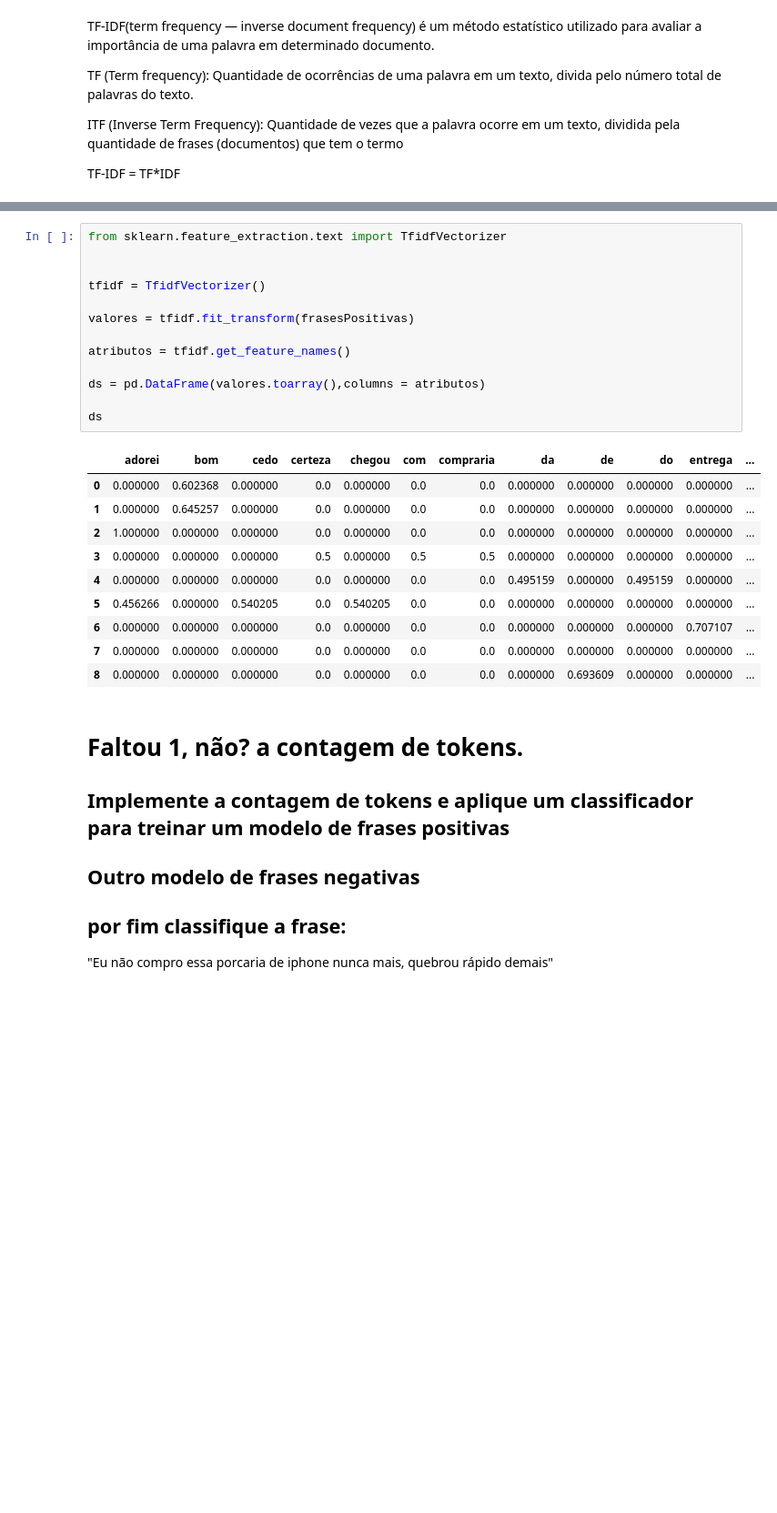
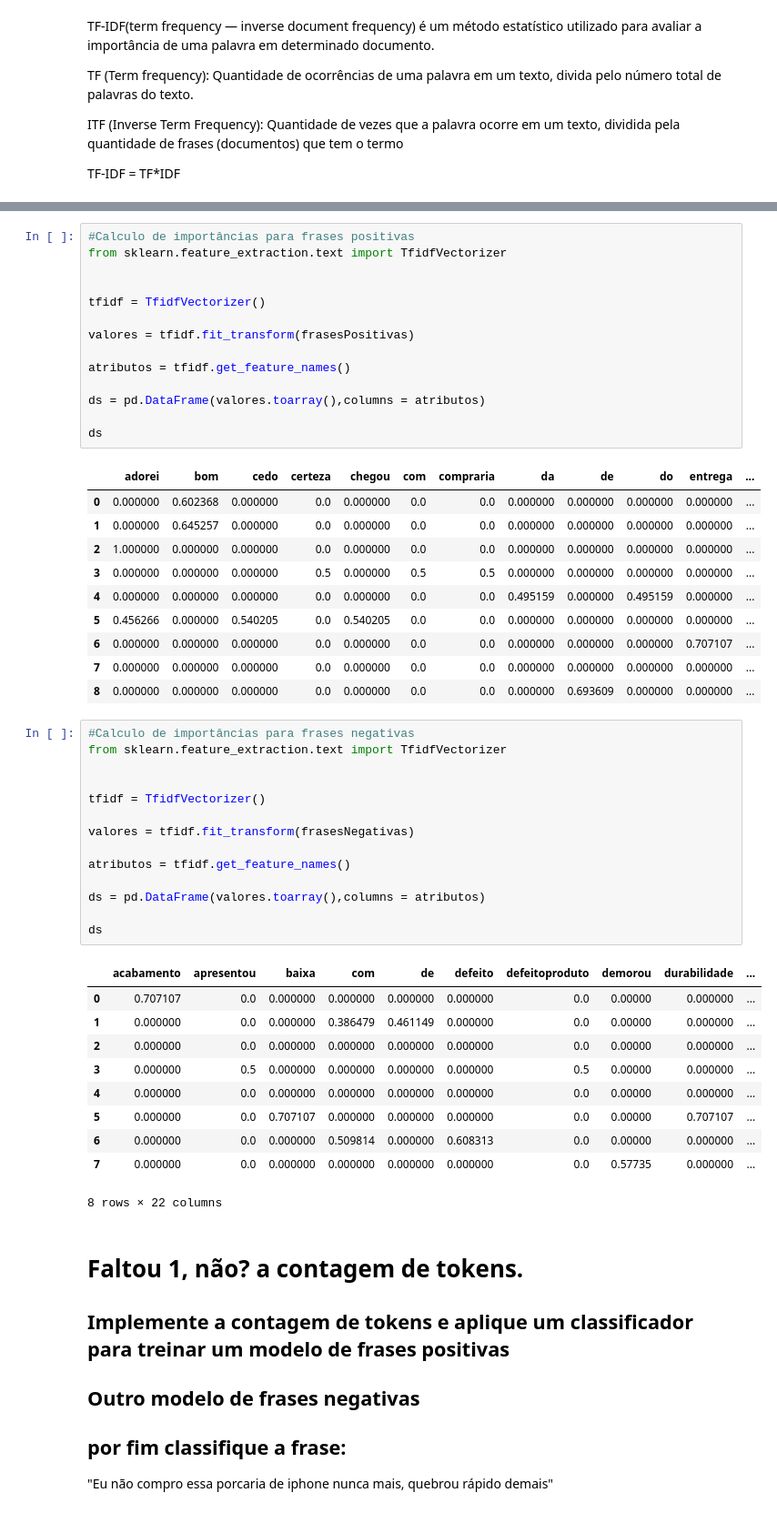
Before and after one commit to rafaelstojoao/pos-unip, a Jupyter notebook: codes/PLN/aula02/TextNaiveBayes2.ipynb, the cells around one changed output, grey strips where cells are left out. Shown at 91% size. Drawn from its saved outputs; the diff is of its cells as text; blank space fills up the shorter version.

```diff
--- a/codes/PLN/aula02/TextNaiveBayes2.ipynb
+++ b/codes/PLN/aula02/TextNaiveBayes2.ipynb
@@ -144,6 +153,7 @@ frasesNegativas = ['Péssimo acabamento',
                   ]
 #naturalmente essa base de dados é pequena demais para compor um classificador com precisão
 # %%
+#Calculo de importâncias para frases positivas
 from sklearn.feature_extraction.text import TfidfVectorizer
 
 
@@ -167,6 +177,31 @@ ds
 | 6 | 0.000000 | 0.000000 | 0.000000 | 0.0 | 0.000000 | 0.0 | 0.0 | 0.000000 | 0.000000 | 0.000000 | 0.707107 | ... |
 | 7 | 0.000000 | 0.000000 | 0.000000 | 0.0 | 0.000000 | 0.0 | 0.0 | 0.000000 | 0.000000 | 0.000000 | 0.000000 | ... |
 | 8 | 0.000000 | 0.000000 | 0.000000 | 0.0 | 0.000000 | 0.0 | 0.0 | 0.000000 | 0.693609 | 0.000000 | 0.000000 | ... |
+# %%
+#Calculo de importâncias para frases negativas
+from sklearn.feature_extraction.text import TfidfVectorizer
+
+
+tfidf = TfidfVectorizer()
+
+valores = tfidf.fit_transform(frasesNegativas)
+
+atributos = tfidf.get_feature_names()
+
+ds = pd.DataFrame(valores.toarray(),columns = atributos)
+
+ds
+# %% [output]
+|  | acabamento | apresentou | baixa | com | de | defeito | defeitoproduto | demorou | durabilidade | ... |
+| 0 | 0.707107 | 0.0 | 0.000000 | 0.000000 | 0.000000 | 0.000000 | 0.0 | 0.00000 | 0.000000 | ... |
+| 1 | 0.000000 | 0.0 | 0.000000 | 0.386479 | 0.461149 | 0.000000 | 0.0 | 0.00000 | 0.000000 | ... |
+| 2 | 0.000000 | 0.0 | 0.000000 | 0.000000 | 0.000000 | 0.000000 | 0.0 | 0.00000 | 0.000000 | ... |
+| 3 | 0.000000 | 0.5 | 0.000000 | 0.000000 | 0.000000 | 0.000000 | 0.5 | 0.00000 | 0.000000 | ... |
+| 4 | 0.000000 | 0.0 | 0.000000 | 0.000000 | 0.000000 | 0.000000 | 0.0 | 0.00000 | 0.000000 | ... |
+| 5 | 0.000000 | 0.0 | 0.707107 | 0.000000 | 0.000000 | 0.000000 | 0.0 | 0.00000 | 0.707107 | ... |
+| 6 | 0.000000 | 0.0 | 0.000000 | 0.509814 | 0.000000 | 0.608313 | 0.0 | 0.00000 | 0.000000 | ... |
+| 7 | 0.000000 | 0.0 | 0.000000 | 0.000000 | 0.000000 | 0.000000 | 0.0 | 0.57735 | 0.000000 | ... |
+8 rows × 22 columns
 # %% [markdown]
 # Faltou 1, não?   a contagem de tokens.
 
```
Also changed, not shown: parts of 4 cells of this notebook, 3 other files.
